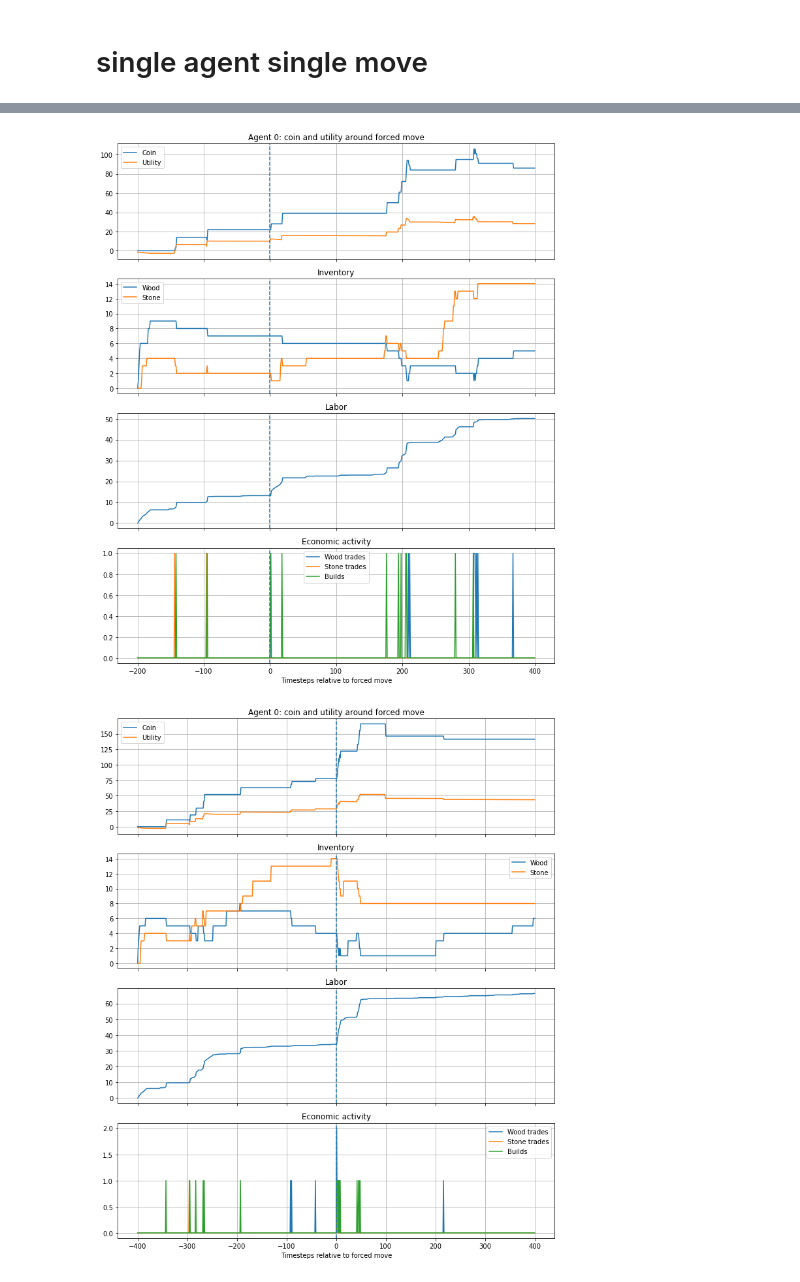
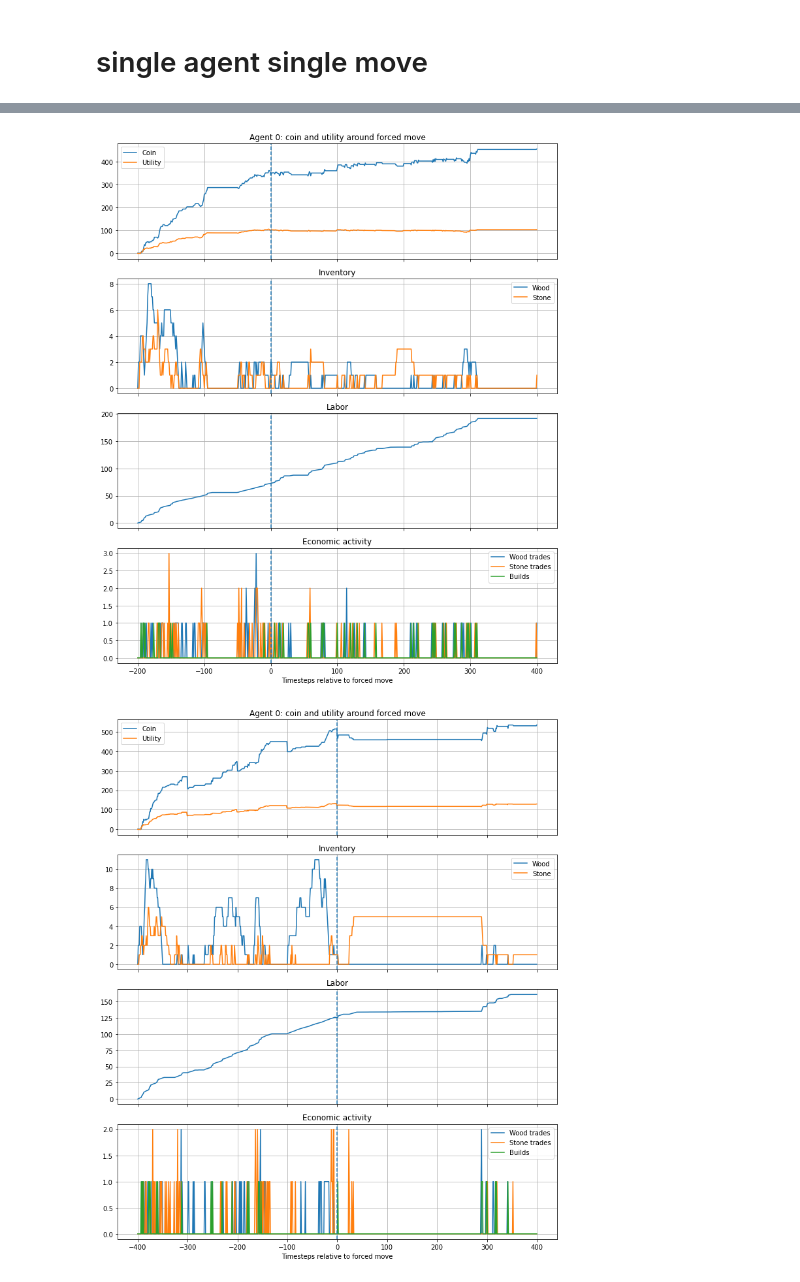
Before and after one commit to DragonsAreFuckingCool/DRL-in-international-economy-ai-economist-, a Jupyter notebook: tutorials/tax_annealing_simulation.ipynb, the cells around one changed output, grey strips where cells are left out. Saved outputs shown, nothing was run; the diff lists cells and outputs as text; code cells hidden in the pictures.

Commit message:
fixing the location and counting bug

```diff
--- a/tutorials/tax_annealing_simulation.ipynb
+++ b/tutorials/tax_annealing_simulation.ipynb
@@ -401,8 +536,10 @@ import os
 BASE_RESULTS_DIR = "results"
 
 selected_folders = [
-    "travel-off__regionaltrade-off__layout-stacked_51x25_symetric_original__original_baseline_20260412_222109",
+    "travel-off__regionaltrade-on__layout-stacked_51x25_symetric_original__Original_20260423_175414"
+    #"travel-off__regionaltrade-off__layout-stacked_51x25_symetric_original__original_baseline_20260412_222109",
     "travel-on__regionaltrade-off__layout-stacked_51x25_symetric_original__Original_with_travel_20260413_172725"
+
 ]
 
 run_dirs = [
@@ -618,0 +745,15 @@ fig_avg, out_avg = plotting.compare_avg_final_tax_schedules_two_planners(
+# %%
+from pathlib import Path
+import pickle
+
+run_dir = Path(run_dirs[0])   # or your specific results folder
+
+with open(run_dir / "dense_logs_final.pkl", "rb") as f:
+    dense_logs = pickle.load(f)
+
+df_income, df_tax_counts = plotting.tax_day_income_report(
+    dense_logs[0],
+    period=100,
+)
+
+df_income.head(20)
@@ -940,0 +957,12 @@ def generate_rollout_with_forced_move(
+# %%
+
+trainer_phase3b, env_obj_phase3b = load_trainer_from_run(run_dirs[0], settings)
+
+paired_baseline_log, paired_forced_log = single.generate_paired_baseline_forced_rollouts(
+    trainer=trainer_phase3b,
+    env_obj=env_obj_phase3b,
+    forced_agent_id=0,
+    forced_timestep=200,
+    forced_target_region="bottom",
+    explore=False,
+)
@@ -1204,5 +1009,5 @@ def plot_forced_move_timeseries(log, window=100):
 # %%
-forced_log_200 = generate_rollout_with_forced_move(
+forced_log_200 = single.generate_rollout_with_forced_move(
     trainer=trainer_phase3b,
     env_obj=env_obj_phase3b,
     forced_agent_id=0,
@@ -1211,7 +1016,7 @@ forced_log_200 = generate_rollout_with_forced_move(
     explore=False,
 )
 
-forced_log_400 = generate_rollout_with_forced_move(
+forced_log_400 = single.generate_rollout_with_forced_move(
     trainer=trainer_phase3b,
     env_obj=env_obj_phase3b,
     forced_agent_id=0,
@@ -1220,7 +1025,7 @@ forced_log_400 = generate_rollout_with_forced_move(
     explore=False,
 )
 
-forced_log_600 = generate_rollout_with_forced_move(
+forced_log_600 = single.generate_rollout_with_forced_move(
     trainer=trainer_phase3b,
     env_obj=env_obj_phase3b,
     forced_agent_id=0,
@@ -1249,7 +1036,7 @@ OK: all affected agents are in the planner's expected region.
 # %%
-fig = plot_forced_move_timeseries(forced_log_200, window=400)
-fig = plot_forced_move_timeseries(forced_log_400, window=400)
-fig = plot_forced_move_timeseries(forced_log_600, window=400)
+fig = single.plot_forced_move_timeseries(forced_log_200, window=400)
+fig = single.plot_forced_move_timeseries(forced_log_400, window=400)
+fig = single.plot_forced_move_timeseries(forced_log_600, window=400)
 # %% [output]
-[figure, old version]
+[figure, new version]
-[figure, old version]
+[figure, new version]
```
Also changed, not shown: parts of 66 cells of this notebook, 2 other files.
